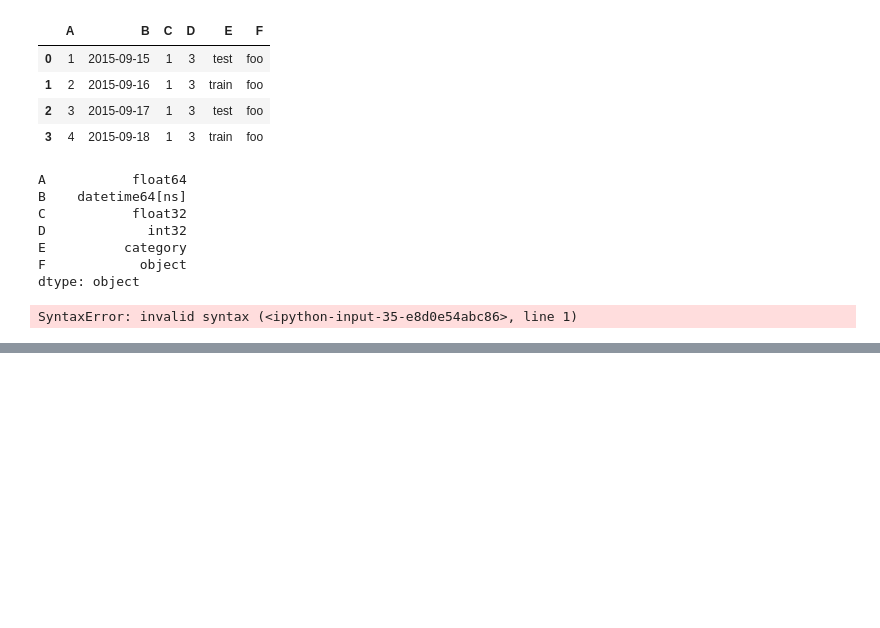
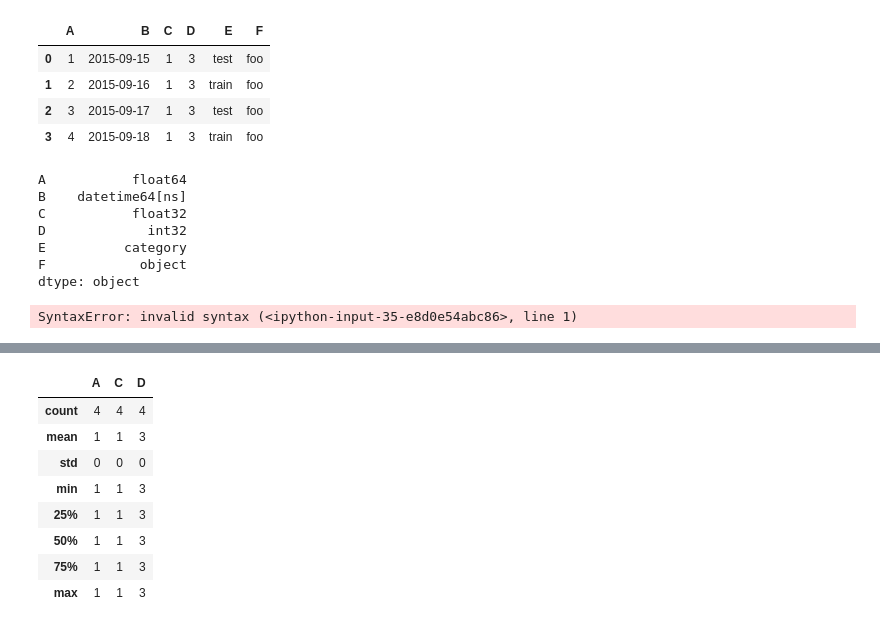
Before and after one commit to SByeol/data_science, a Jupyter notebook: HW1_pandas.ipynb, the cells around one changed output, grey strips where cells are left out. Drawn from its saved outputs; the diff is of its cells as text; code cells hidden in the pictures; blank space fills up the shorter version.

```diff
--- a/HW1_pandas.ipynb
+++ b/HW1_pandas.ipynb
@@ -119,0 +199,12 @@ SyntaxError: invalid syntax (<ipython-input-35-e8d0e54abc86>, line 1)
+# %%
+df2.describe()
+# %% [output]
+|  | A | C | D |
+| count | 4 | 4 | 4 |
+| mean | 1 | 1 | 3 |
+| std | 0 | 0 | 0 |
+| min | 1 | 1 | 3 |
+| 25% | 1 | 1 | 3 |
+| 50% | 1 | 1 | 3 |
+| 75% | 1 | 1 | 3 |
+| max | 1 | 1 | 3 |
```
Also changed, not shown: parts of 19 cells of this notebook.
